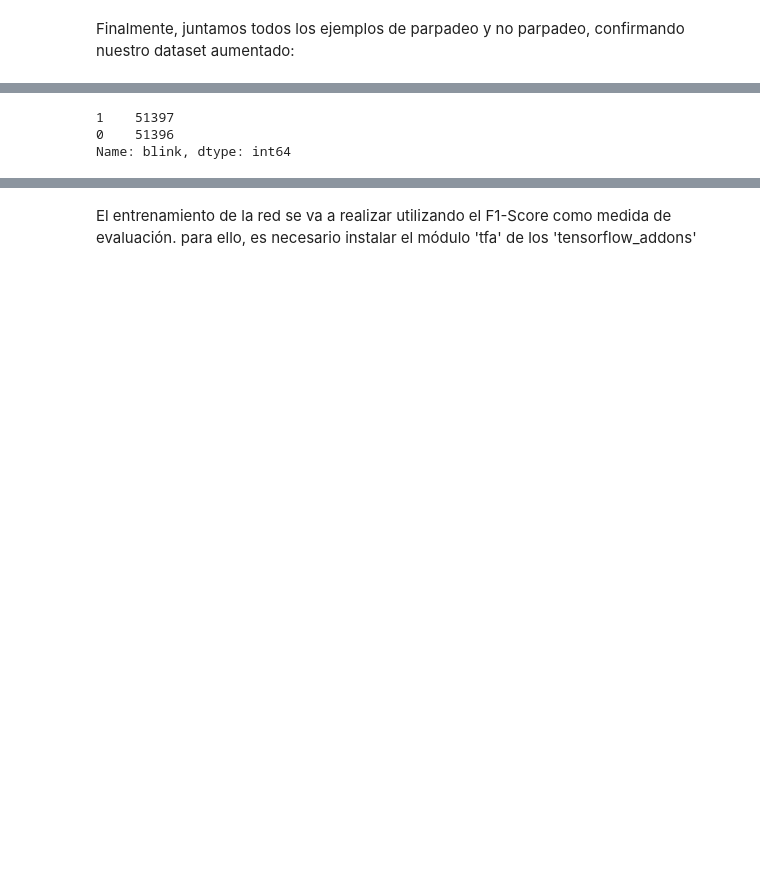
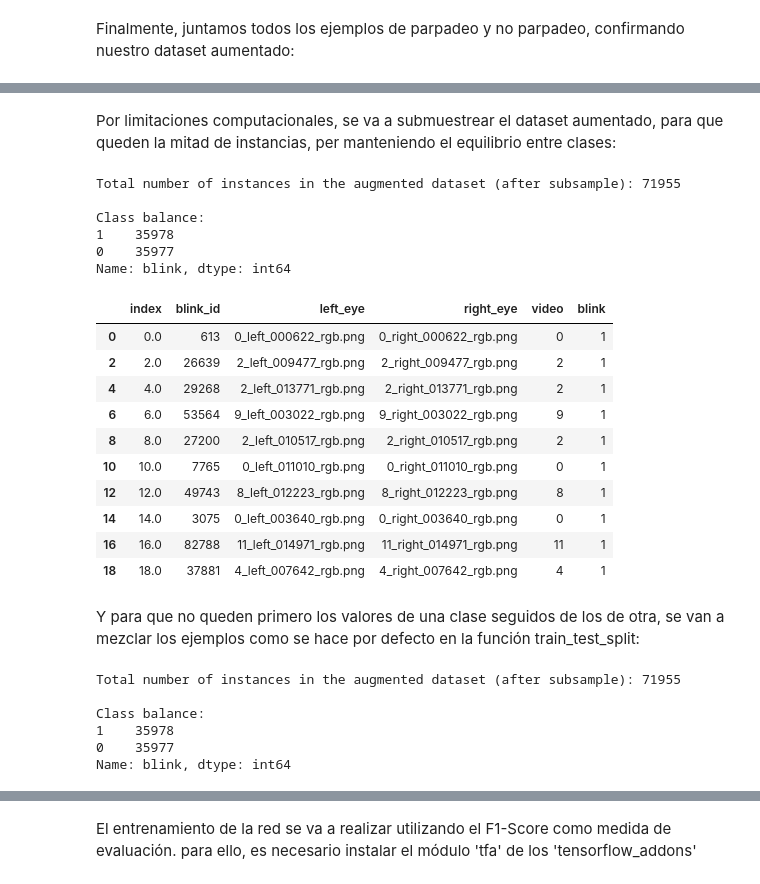
Before and after one commit to sergiosaez6/blink-detection-cnn, a Jupyter notebook: blink_detection.ipynb, the cells around one changed output, grey strips where cells are left out. Cells and saved outputs as stored; diff of their text form; code cells hidden in the pictures; blank space fills up the shorter version.

```diff
--- a/blink_detection.ipynb
+++ b/blink_detection.ipynb
@@ -287,6 +317,42 @@ train_data_aug = train_data_aug[::2]
-# %%
-print(train_data_aug['blink'].value_counts())
-# %% [output]
-1    51397
-0    51396
-Name: blink, dtype: int64
+# %% [markdown]
+Por limitaciones computacionales, se va a submuestrear el dataset aumentado, para que queden la mitad de instancias, per manteniendo el equilibrio entre clases:
+# %%
+train_data_aug = train_data_aug[::2]
+print(f"Total number of instances in the augmented dataset (after subsample): {train_data_aug.shape[0]}")
+print("\nClass balance:")
+print(train_data_aug['blink'].value_counts())
+# %% [output]
+Total number of instances in the augmented dataset (after subsample): 71955
+
+Class balance:
+1    35978
+0    35977
+Name: blink, dtype: int64
+# %%
+train_data_aug[:10]
+# %% [output]
+|  | index | blink_id | left_eye | right_eye | video | blink |
+| 0 | 0.0 | 613 | 0_left_000622_rgb.png | 0_right_000622_rgb.png | 0 | 1 |
+| 2 | 2.0 | 26639 | 2_left_009477_rgb.png | 2_right_009477_rgb.png | 2 | 1 |
+| 4 | 4.0 | 29268 | 2_left_013771_rgb.png | 2_right_013771_rgb.png | 2 | 1 |
+| 6 | 6.0 | 53564 | 9_left_003022_rgb.png | 9_right_003022_rgb.png | 9 | 1 |
+| 8 | 8.0 | 27200 | 2_left_010517_rgb.png | 2_right_010517_rgb.png | 2 | 1 |
+| 10 | 10.0 | 7765 | 0_left_011010_rgb.png | 0_right_011010_rgb.png | 0 | 1 |
+| 12 | 12.0 | 49743 | 8_left_012223_rgb.png | 8_right_012223_rgb.png | 8 | 1 |
+| 14 | 14.0 | 3075 | 0_left_003640_rgb.png | 0_right_003640_rgb.png | 0 | 1 |
+| 16 | 16.0 | 82788 | 11_left_014971_rgb.png | 11_right_014971_rgb.png | 11 | 1 |
+| 18 | 18.0 | 37881 | 4_left_007642_rgb.png | 4_right_007642_rgb.png | 4 | 1 |
+# %% [markdown]
+Y para que no queden primero los valores de una clase seguidos de los de otra, se van a mezclar los ejemplos como se hace por defecto en la función train_test_split:
+# %%
+train_data_aug = train_data_aug.sample(frac=1, replace=False, random_state=seed)
+print(f"Total number of instances in the augmented dataset (after subsample): {train_data_aug.shape[0]}")
+print("\nClass balance:")
+print(train_data_aug['blink'].value_counts())
+# %% [output]
+Total number of instances in the augmented dataset (after subsample): 71955
+
+Class balance:
+1    35978
+0    35977
+Name: blink, dtype: int64
```
Also changed, not shown: parts of 56 cells of this notebook.
